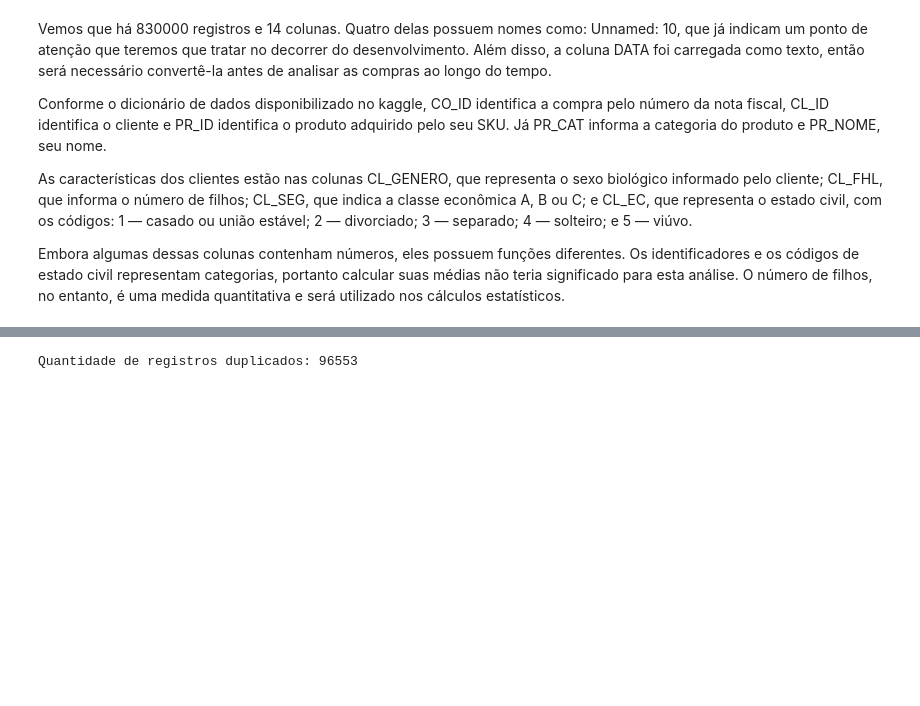
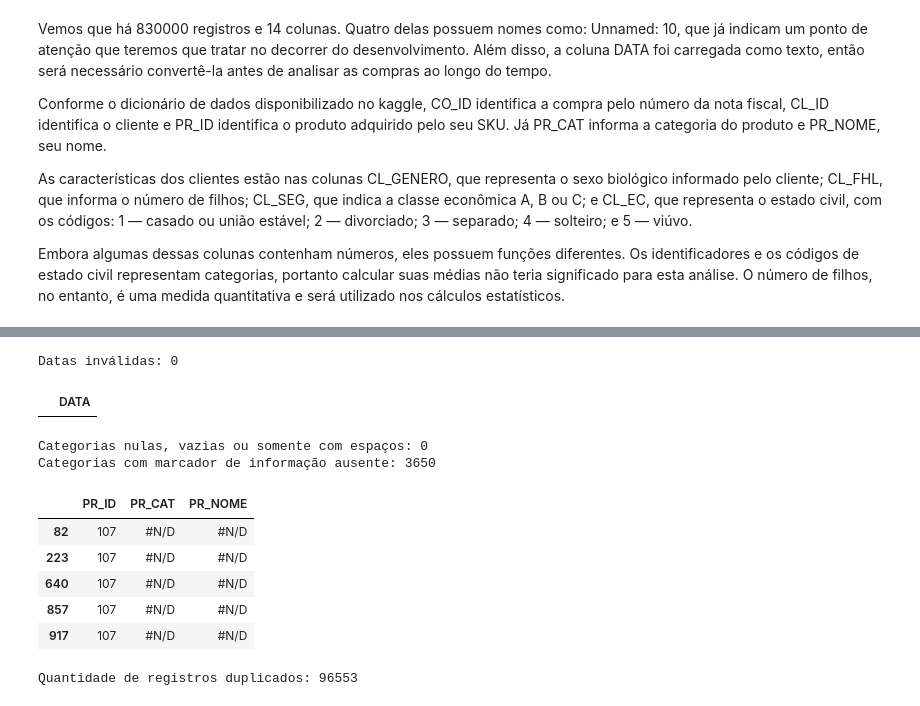
Before and after one commit to isabelagomesdacosta-gif/Miniprojeto_IsabelaGomesDaCosta_Analise_de_Dados_T1, a Jupyter notebook: mini_projeto_analise_de_dados_com_python.ipynb, the cells around one changed output, grey strips where cells are left out. Cells and saved outputs as stored; diff of their text form; code cells hidden in the pictures; blank space fills up the shorter version.

```diff
--- a/mini_projeto_analise_de_dados_com_python.ipynb
+++ b/mini_projeto_analise_de_dados_com_python.ipynb
@@ -102,3 +184,32 @@ dtype: int64
+# %%
+# Verifica as datas sem modificar a coluna original
+datas_convertidas = pd.to_datetime(
+    df_varejo["DATA"], format="%d/%m/%Y", errors="coerce"
+)
+datas_invalidas = df_varejo["DATA"].notna() & datas_convertidas.isna()
+
+print("Datas inválidas:", datas_invalidas.sum())
+display(df_varejo.loc[datas_invalidas, ["DATA"]].head())
+
+# Verifica categorias vazias e marcadores que representam informação ausente
+categorias = df_varejo["PR_CAT"].astype("string").str.strip().str.upper()
+categorias_vazias = categorias.isna() | categorias.fillna("").eq("")
+categorias_nao_informadas = categorias.isin(["#N/D", "N/D", "N/A", "NULL"])
+
+print("Categorias nulas, vazias ou somente com espaços:", categorias_vazias.sum())
+print("Categorias com marcador de informação ausente:", categorias_nao_informadas.sum())
+display(df_varejo.loc[categorias_nao_informadas, ["PR_ID", "PR_CAT", "PR_NOME"]].head())
+# %% [output]
+Datas inválidas: 0
+|  | DATA |
+Categorias nulas, vazias ou somente com espaços: 0
+Categorias com marcador de informação ausente: 3650
+|  | PR_ID | PR_CAT | PR_NOME |
+| 82 | 107 | #N/D | #N/D |
+| 223 | 107 | #N/D | #N/D |
+| 640 | 107 | #N/D | #N/D |
+| 857 | 107 | #N/D | #N/D |
+| 917 | 107 | #N/D | #N/D |
 # %%
 # Identifica linhas inteiramente iguais, contando as repetições após a primeira
 duplicatas = df_varejo.duplicated()
```
Also changed, not shown: parts of 6 cells of this notebook.
